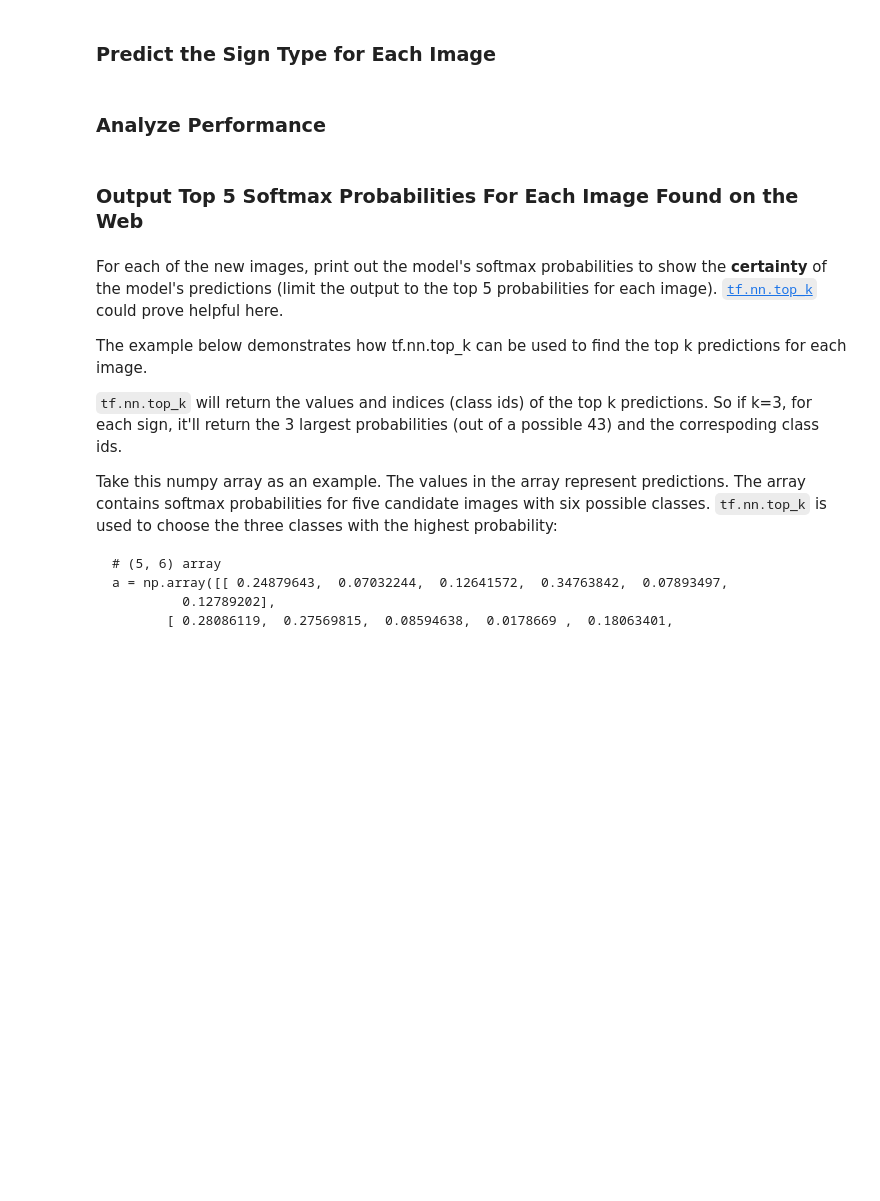
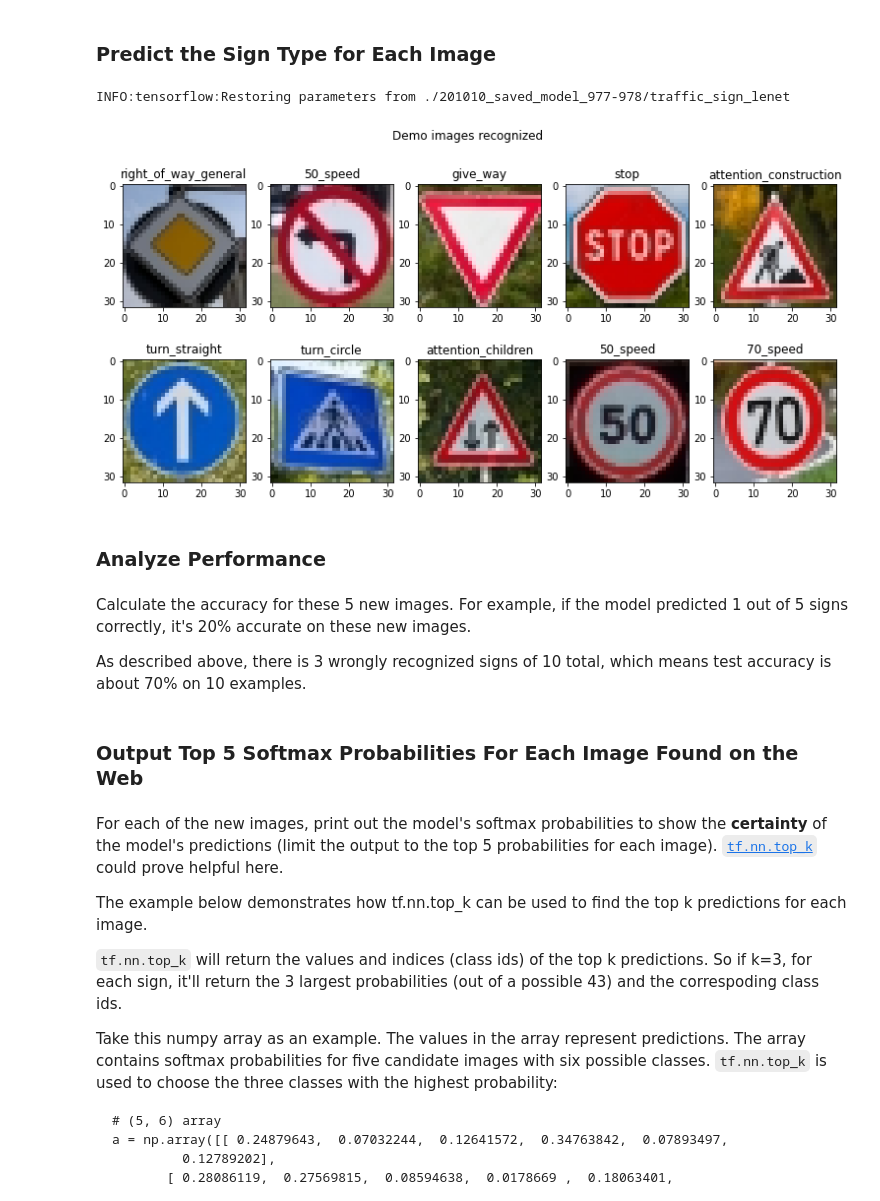
Before and after one commit to udacity/CarND-Traffic-Sign-Classifier-Project, a Jupyter notebook: Traffic_Sign_Classifier-TF2-GPU.ipynb, the cells around one changed output. Saved outputs shown, nothing was run; the diff lists cells and outputs as text; code cells hidden in the pictures; blank space fills up the shorter version.

Commit message:
Tested on 10 examples from the web

```diff
--- a/Traffic_Sign_Classifier-TF2-GPU.ipynb
+++ b/Traffic_Sign_Classifier-TF2-GPU.ipynb
@@ -832,6 +813,6 @@ x8 augm, 70k examples, batch 1024, dropout, 50 epochs -- 0.89
 
 with tf.compat.v1.Session() as sess:
 
-    trained_model = saver.restore(sess, './201010_saved_model_977-978/traffic_sign_lenet')
+    trained_model = saver.restore(sess, BEST_MODEL)
     validation_accuracy = evaluate(X_train, y_train)
     print("Training Accuracy = {:.3f}".format(validation_accuracy))
@@ -844,7 +822,7 @@ Validation Accuracy = 0.985
 
 with tf.compat.v1.Session() as sess:
 
-    trained_model = saver.restore(sess, './201010_saved_model_977-978/traffic_sign_lenet')
+    trained_model = saver.restore(sess, BEST_MODEL)
     validation_accuracy = evaluate(X_test, y_test)
     print("Testing Accuracy = {:.3f}".format(validation_accuracy))
 # %% [output]
@@ -868,6 +866,23 @@ You may find `signnames.csv` useful as it contains mappings from the class id (i
 # %%
 ### Run the predictions here and use the model to output the prediction for each image.
 ### Make sure to pre-process the images with the same pre-processing pipeline used earlier.
 ### Feel free to use as many code cells as needed.
+labels = []
+with tf.compat.v1.Session() as sess:
+    trained_model = saver.restore(sess, BEST_MODEL)
+    for i in range(len(demo_images)):
+        model_input = normalize_pickle(demo_images[i])
+        predictions = sess.run(model, feed_dict={x: [model_input], d_rate: 0.0})
+        labels.append(np.argmax(predictions, 1)[0])
+
+demo_signs_plot = plt.figure(figsize=(13, 6))
+demo_signs_plot.suptitle("Demo images recognized")
+for i in range(len(demo_images)):
+    subplt = demo_signs_plot.add_subplot(2, 5, i+1)
+    subplt.title.set_text(gtsrb_label_map[labels[i]])
+    plt.imshow(demo_images[i])
+# %% [output]
+INFO:tensorflow:Restoring parameters from ./201010_saved_model_977-978/traffic_sign_lenet
+[figure, added]
 # %% [markdown]
 ### Analyze Performance
@@ -877,3 +889,8 @@ You may find `signnames.csv` useful as it contains mappings from the class id (i
+# %% [markdown]
+Calculate the accuracy for these 5 new images.
+For example, if the model predicted 1 out of 5 signs correctly, it's 20% accurate on these new images.
+
+As described above, there is 3 wrongly recognized signs of 10 total, which means test accuracy is about 70% on 10 examples.
 # %% [markdown]
 ### Output Top 5 Softmax Probabilities For Each Image Found on the Web
 # %% [markdown]
```
Also changed, not shown: parts of 15 cells of this notebook, 2 other files.
